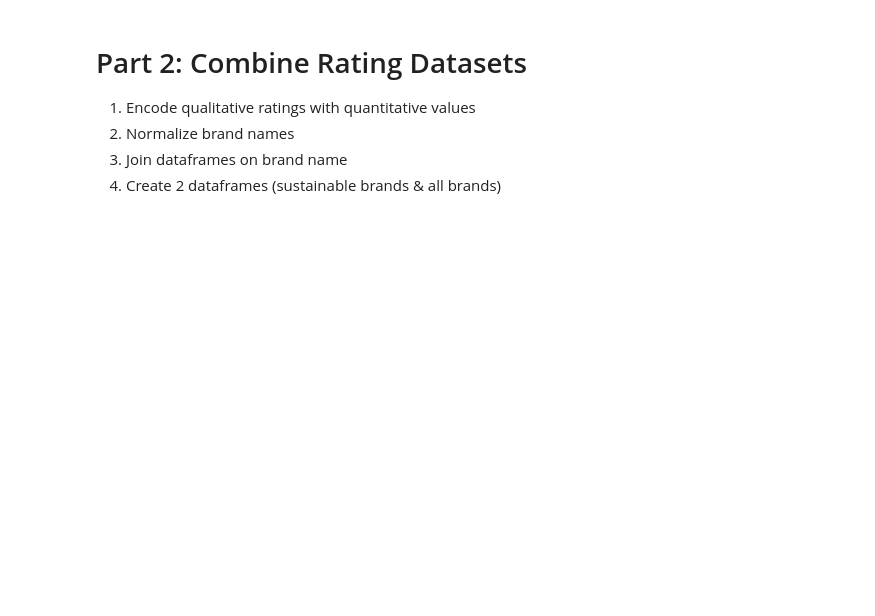
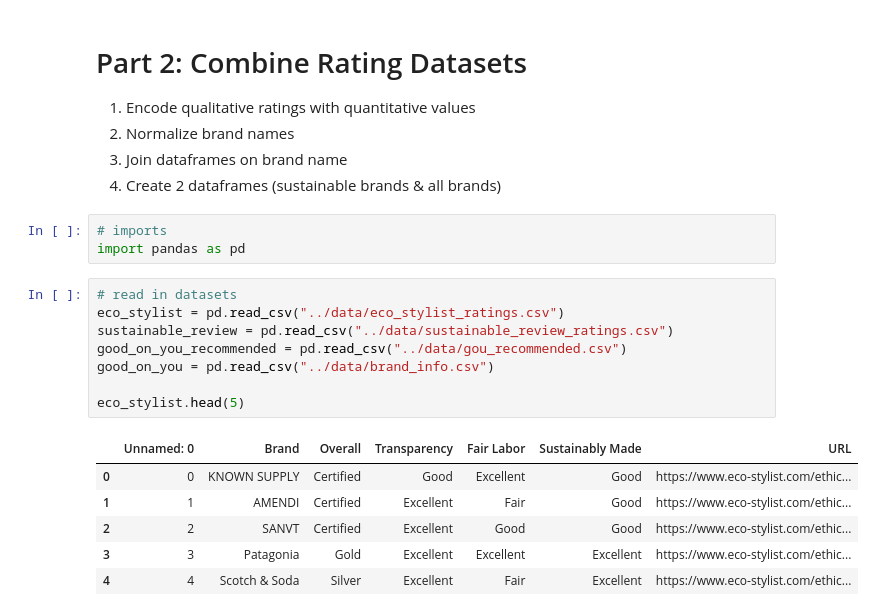
Before and after one commit to meganjchiang/fashionfootprint, a Jupyter notebook: code/combine_ratings.ipynb, the cells around one changed output. Saved outputs shown, nothing was run; the diff lists cells and outputs as text; blank space fills up the shorter version.

```diff
--- a/code/combine_ratings.ipynb
+++ b/code/combine_ratings.ipynb
@@ -133,3 +134,21 @@ sustainable_review_df.to_csv('../data/sustainable_review_ratings.csv')
 2. Normalize brand names
 3. Join dataframes on brand name
 4. Create 2 dataframes (sustainable brands & all brands)
+# %%
+# imports
+import pandas as pd
+# %%
+# read in datasets
+eco_stylist = pd.read_csv("../data/eco_stylist_ratings.csv")
+sustainable_review = pd.read_csv("../data/sustainable_review_ratings.csv")
+good_on_you_recommended = pd.read_csv("../data/gou_recommended.csv")
+good_on_you = pd.read_csv("../data/brand_info.csv")
+
+eco_stylist.head(5)
+# %% [output]
+|  | Unnamed: 0 | Brand | Overall | Transparency | Fair Labor | Sustainably Made | URL |
+| 0 | 0 | KNOWN SUPPLY | Certified | Good | Excellent | Good | https://www.eco-stylist.com/ethic... |
+| 1 | 1 | AMENDI | Certified | Excellent | Fair | Good | https://www.eco-stylist.com/ethic... |
+| 2 | 2 | SANVT | Certified | Excellent | Good | Good | https://www.eco-stylist.com/ethic... |
+| 3 | 3 | Patagonia | Gold | Excellent | Excellent | Excellent | https://www.eco-stylist.com/ethic... |
+| 4 | 4 | Scotch & Soda | Silver | Excellent | Fair | Excellent | https://www.eco-stylist.com/ethic... |
```
Also changed, not shown: parts of 26 cells of this notebook, 3 other files.
